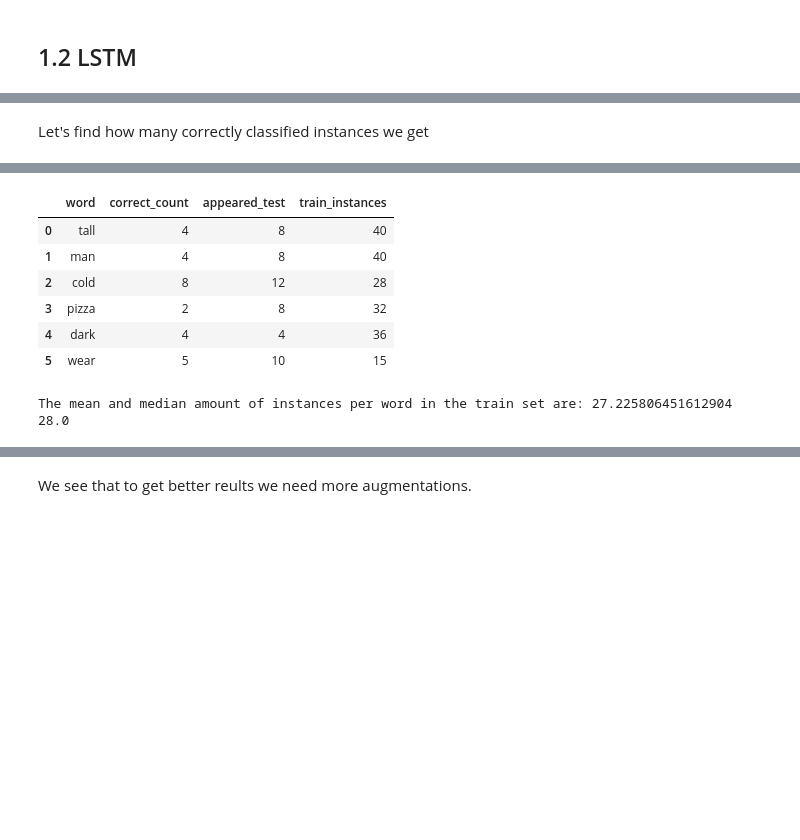
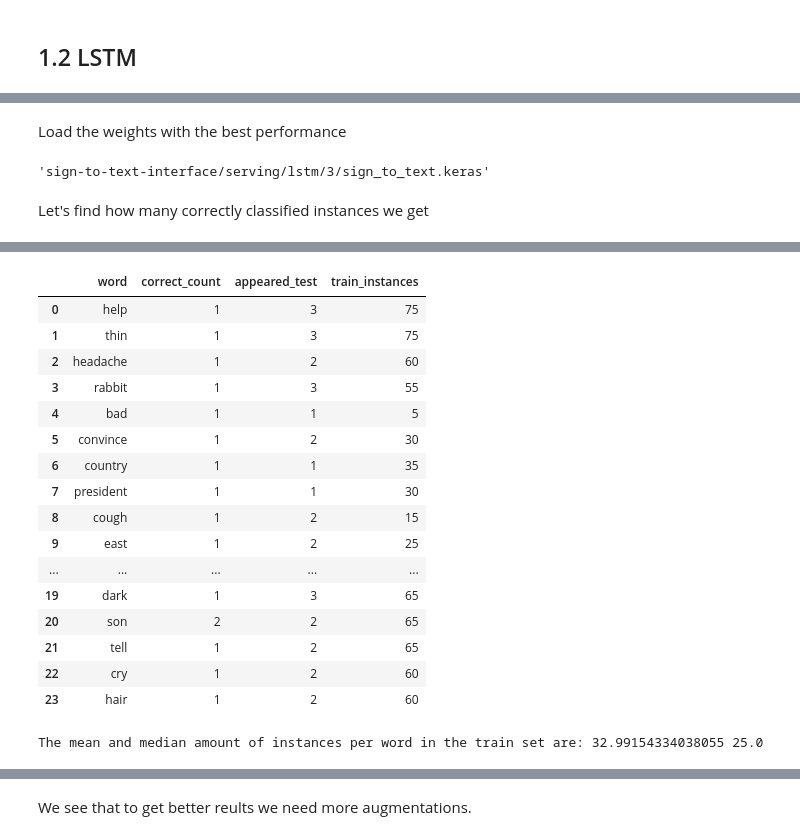
Before and after one commit to Oren93/sign_to_text, a Jupyter notebook: 05_model_evaluation.ipynb, the cells around one changed output, grey strips where cells are left out. Cells and saved outputs as stored; diff of their text form; code cells hidden in the pictures; blank space fills up the shorter version.

```diff
--- a/05_model_evaluation.ipynb
+++ b/05_model_evaluation.ipynb
@@ -128,7 +130,3 @@ See the caveats in the documentation: https://pandas.pydata.org/pandas-docs/stab
-# %%
-foo_tr = {}
-for video_id, video in train_landmarks.items():
-    foo_tr[video_id] = np.array([frame.flatten() for frame in video])
 # %% [markdown]
 ## 0.4 Train test split
 # %%
@@ -158,9 +160,10 @@ y_train = np.array(y_train)[shuffled_indices]
 # %%
 from tensorflow import keras
 from keras.utils import to_categorical
-import os
+from keras.optimizers import Adam
 
-MODEL_VERSION = 1
+
+MODEL_VERSION = 3 # Model 3 is trained on ~500 words of data
 
 def load_tf_model(folder_path):
     if not os.path.exists(folder_path):
@@ -169,23 +172,23 @@ def load_tf_model(folder_path):
         if file.endswith('.keras'):
             return keras.saving.load_model(os.path.join(folder_path,file))
     return False
-folder_path = os.path.join("serving","lstm",str(MODEL_VERSION))
+folder_path = os.path.join('sign-to-text-interface','serving','lstm',str(MODEL_VERSION))
 model = load_tf_model(folder_path)
 
 index_to_word = {word: i for i, word in enumerate(words)}
 y_train_categorical = to_categorical([index_to_word[word] for word in y_train], num_classes=len(words))
+y_val_categorical = to_categorical([index_to_word[word] for word in y_val], num_classes=len(words))
 if not model:
     input_shape = (X_train[0].shape)  #Hopefully we can do variable number of frames later
     model = Sequential()
-    model.add(LSTM(64, return_sequences=True, activation='relu', input_shape=input_shape))
+    model.add(LSTM(128, return_sequences=True, activation='relu', input_shape=input_shape))
     model.add(LSTM(128, return_sequences=True, activation='relu'))
-    model.add(LSTM(64, return_sequences=False, activation='relu'))
-    model.add(Dense(64, activation='relu'))
-    model.add(Dense(32, activation='relu'))
+    model.add(LSTM(256, return_sequences=False, activation='relu'))
+    model.add(Dense(256, activation='relu'))
+    model.add(Dense(512, activation='relu'))
     model.add(Dense(len(words), activation='softmax'))
+    adam_optimizer = Adam(lr=0.0001)
 
     model.compile(optimizer='Adam', loss='categorical_crossentropy', metrics=['categorical_accuracy'])
-
-    model.fit(X_train, y_train_categorical, epochs=100, batch_size=8)
-    model.save(os.path.join('serving','lstm',str(MODEL_VERSION),'sign_to_text.keras'))
+model.summary()
 # %% [output]
@@ -192,0 +212,11 @@ AttributeError: module 'tensorflow.keras' has no attribute 'saving'
+# %%
+from keras.callbacks import ModelCheckpoint
+
+filepath = "model_500.h5"
+checkpoint = ModelCheckpoint(filepath, monitor='val_categorical_accuracy', verbose=1, save_weights_only=True, save_best_only=True, mode='max')
+callbacks_list = [checkpoint]
+
+if os.path.exists(filepath):
+    print('loaded weights and procceed training')
+    model.load_weights(checkpoint_filepath)
+history = model.fit(X_train, y_train_categorical, epochs=100, batch_size=8, callbacks=callbacks_list, validation_data = (X_val, y_val_categorical))
@@ -193,8 +261,17 @@ AttributeError: module 'tensorflow.keras' has no attribute 'saving'
+# %% [markdown]
+Load the weights with the best performance
+# %%
+os.path.join('sign-to-text-interface','serving','lstm',str(MODEL_VERSION),'sign_to_text.keras')
+# %% [output]
+'sign-to-text-interface/serving/lstm/3/sign_to_text.keras'
+# %%
+model.load_weights(filepath)
+model.save(os.path.join('sign-to-text-interface','serving','lstm',str(MODEL_VERSION),'sign_to_text.keras'))
 # %% [markdown]
 Let's find how many correctly classified instances we get
 # %%
 count_train = Counter(y_train)
-def per_stats(X_test = X_test,y_test = y_test):
+def predictions_stats(X_test = X_test,y_test = y_test):
     correct = {}
     for i,j in enumerate(model.predict(X_test).argmax(axis=1)):
         if y_test[i] == words[j]:
@@ -208,6 +285,6 @@ def per_stats(X_test = X_test,y_test = y_test):
     # Concatenate the list of dictionaries to the DataFrame
     pred_stats = pd.concat([ pd.DataFrame(columns=["word","correct_count","appeared_test","train_instances"]), pd.DataFrame(pred_stats)], ignore_index=True)
     return pred_stats
-display(per_stats(X_test = X_val,y_test = y_val))
+display(predictions_stats(X_test = X_test,y_test = y_test))
 print("The mean and median amount of instances per word in the train set are:",np.mean(list(count_train.values())),np.median(list(count_train.values())))
 # %% [output]
@@ -215,8 +292,18 @@ print("The mean and median amount of instances per word in the train set are:",n
 |  | word | correct_count | appeared_test | train_instances |
-| 0 | tall | 4 | 8 | 40 |
-| 1 | man | 4 | 8 | 40 |
-| 2 | cold | 8 | 12 | 28 |
-| 3 | pizza | 2 | 8 | 32 |
-| 4 | dark | 4 | 4 | 36 |
-| 5 | wear | 5 | 10 | 15 |
+| 0 | help | 1 | 3 | 75 |
+| 1 | thin | 1 | 3 | 75 |
+| 2 | headache | 1 | 2 | 60 |
+| 3 | rabbit | 1 | 3 | 55 |
+| 4 | bad | 1 | 1 | 5 |
+| 5 | convince | 1 | 2 | 30 |
+| 6 | country | 1 | 1 | 35 |
+| 7 | president | 1 | 1 | 30 |
+| 8 | cough | 1 | 2 | 15 |
+| 9 | east | 1 | 2 | 25 |
+| ... | ... | ... | ... | ... |
+| 19 | dark | 1 | 3 | 65 |
+| 20 | son | 2 | 2 | 65 |
+| 21 | tell | 1 | 2 | 65 |
+| 22 | cry | 1 | 2 | 60 |
+| 23 | hair | 1 | 2 | 60 |
-The mean and median amount of instances per word in the train set are: 27.225806451612904 28.0
+The mean and median amount of instances per word in the train set are: 32.99154334038055 25.0
```
Also changed, not shown: parts of 12 cells of this notebook, 8 other files.
